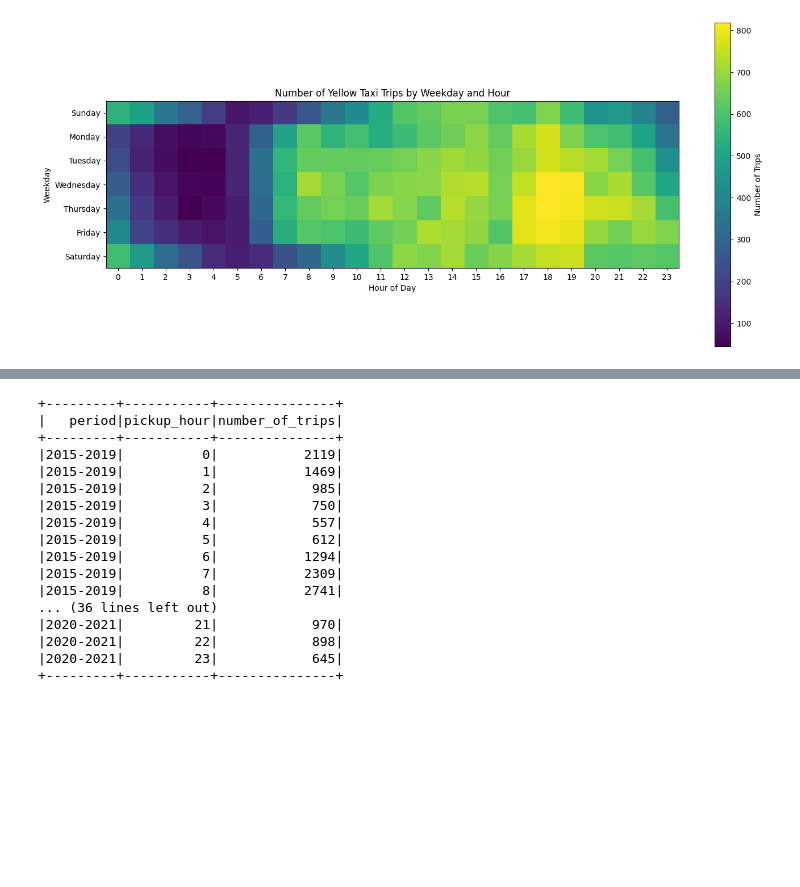
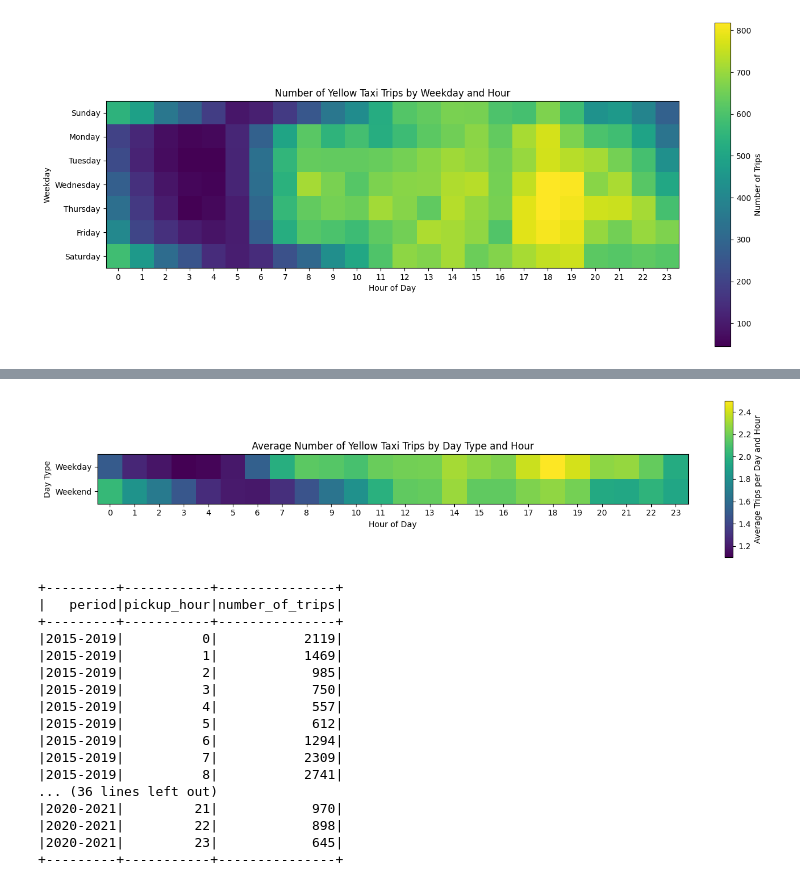
Before and after one commit to PhyPhx/BDLC, a Jupyter notebook: notebooks/04_analysis_main/01_demand_by_time.ipynb, the cells around one changed output, grey strips where cells are left out. Saved outputs shown, nothing was run; the diff lists cells and outputs as text; code cells hidden in the pictures; blank space fills up the shorter version.

```diff
--- a/notebooks/04_analysis_main/01_demand_by_time.ipynb
+++ b/notebooks/04_analysis_main/01_demand_by_time.ipynb
@@ -597,0 +664,15 @@ plt.show()
+# %%
+# Pivot-Tabelle erstellen:
+# Zeilen = Weekday / Weekend
+# Spalten = Stunden
+# Werte = durchschnittliche Fahrten pro Tag und Stunde
+
+heatmap_day_type = avg_trips_day_type_hour_pd.pivot(
+    index="day_type",
+    columns="pickup_hour",
+    values="avg_trips_per_day_hour"
+)
+
+heatmap_day_type = heatmap_day_type.reindex(["Weekday", "Weekend"])
+
+heatmap_day_type
@@ -598 +685,26 @@ plt.show()
+# %%
+# Heatmap für Weekday vs Weekend nach Uhrzeit.
+# Dadurch sieht man, ob sich die Nachfragekurve am Wochenende anders verteilt als unter der Woche.
+
+fig, ax = plt.subplots(figsize=(14, 3))
+
+image = ax.imshow(heatmap_day_type)
+
+ax.set_xticks(range(len(heatmap_day_type.columns)))
+ax.set_xticklabels(heatmap_day_type.columns)
+
+ax.set_yticks(range(len(heatmap_day_type.index)))
+ax.set_yticklabels(heatmap_day_type.index)
+
+ax.set_xlabel("Hour of Day")
+ax.set_ylabel("Day Type")
+ax.set_title("Average Number of Yellow Taxi Trips by Day Type and Hour")
+
+plt.colorbar(image, ax=ax, label="Average Trips per Day and Hour")
+
+plt.tight_layout()
+plt.savefig(f"{RESULT_PATH}/heatmap_day_type_hour.png", dpi=150)
+plt.show()
+# %% [output]
+[figure, added]
 # %%
```
Also changed, not shown: parts of 9 cells of this notebook, 9 other files.
